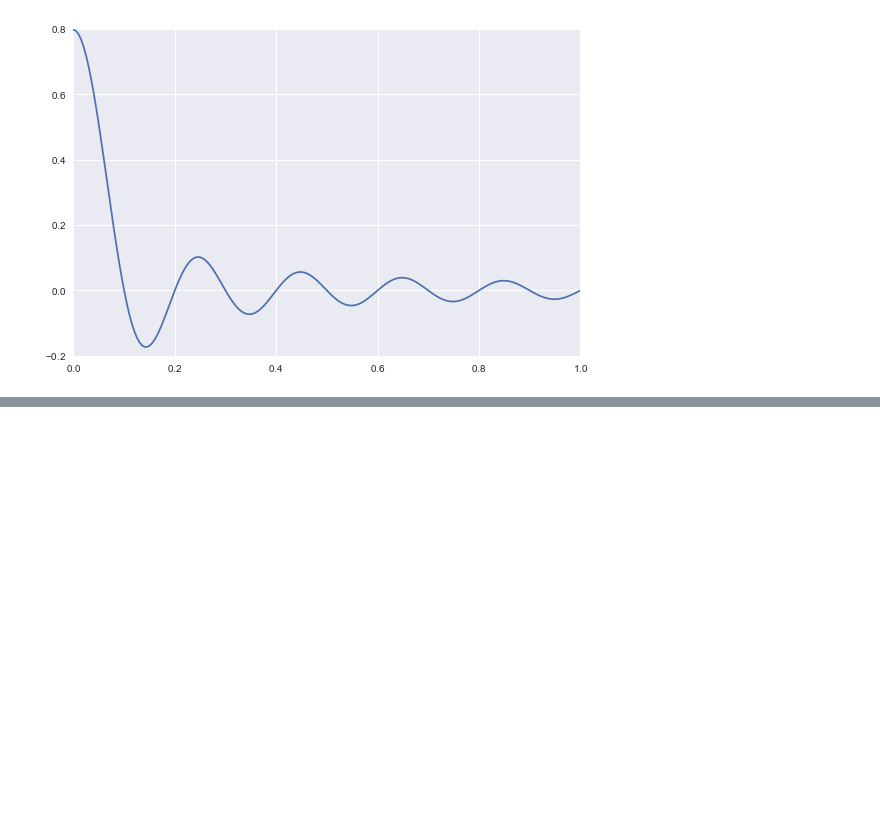
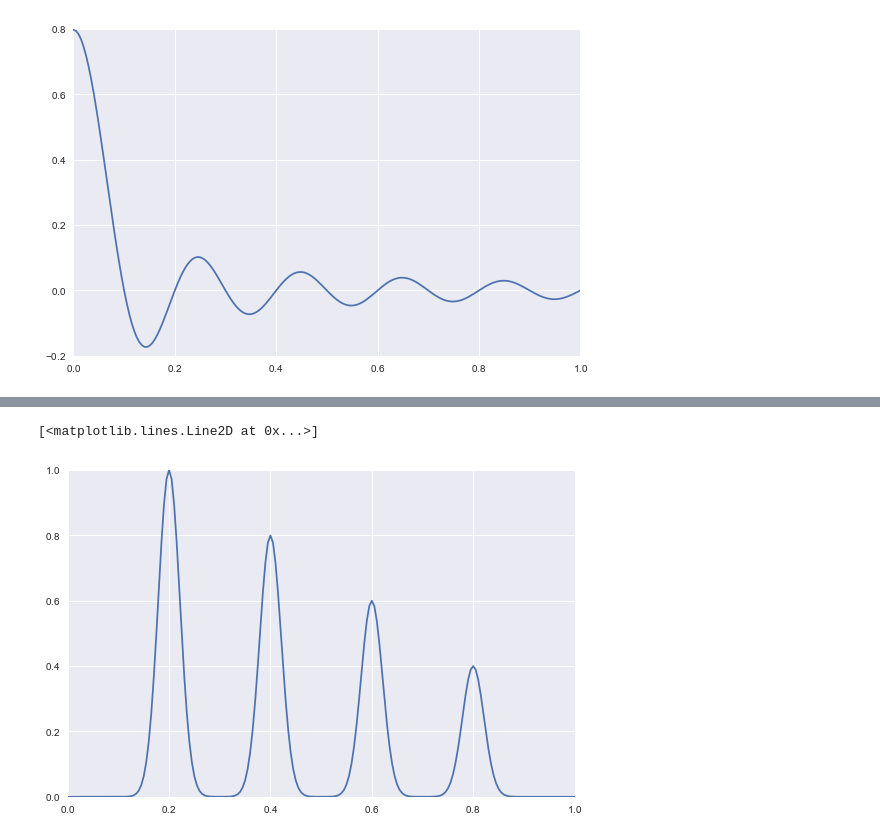
Before and after one commit to tpogden/notebooks-maxwellbloch, a Jupyter notebook: A-available-time-functions.ipynb, the cells around one changed output, grey strips where cells are left out. Cells and saved outputs as stored; diff of their text form; code cells hidden in the pictures; blank space fills up the shorter version.

```diff
--- a/A-available-time-functions.ipynb
+++ b/A-available-time-functions.ipynb
@@ -104,0 +115,11 @@ plt.plot(tlist, t_funcs.sinc_1(tlist,  args={ 'ampl_1': 1.0, 'width_1': 10.}))
+# %%
+g = lambda t, args: (t_funcs.gaussian_1(t,args) + t_funcs.gaussian_2(t, args) + t_funcs.gaussian_3(t, args) +
+                     t_funcs.gaussian_4(t, args))
+# %%
+plt.plot(tlist, g(tlist, args={'ampl_1': 1.0, 'fwhm_1': 0.05, 'centre_1': 0.2,
+                               'ampl_2': 0.8, 'fwhm_2': 0.05, 'centre_2': 0.4,
+                               'ampl_3': 0.6, 'fwhm_3': 0.05, 'centre_3': 0.6,
+                               'ampl_4': 0.4, 'fwhm_4': 0.05, 'centre_4': 0.8,}))
+# %% [output]
+[<matplotlib.lines.Line2D at 0x...>]
+[figure, added]
```
Also changed, not shown: parts of 4 cells of this notebook.
